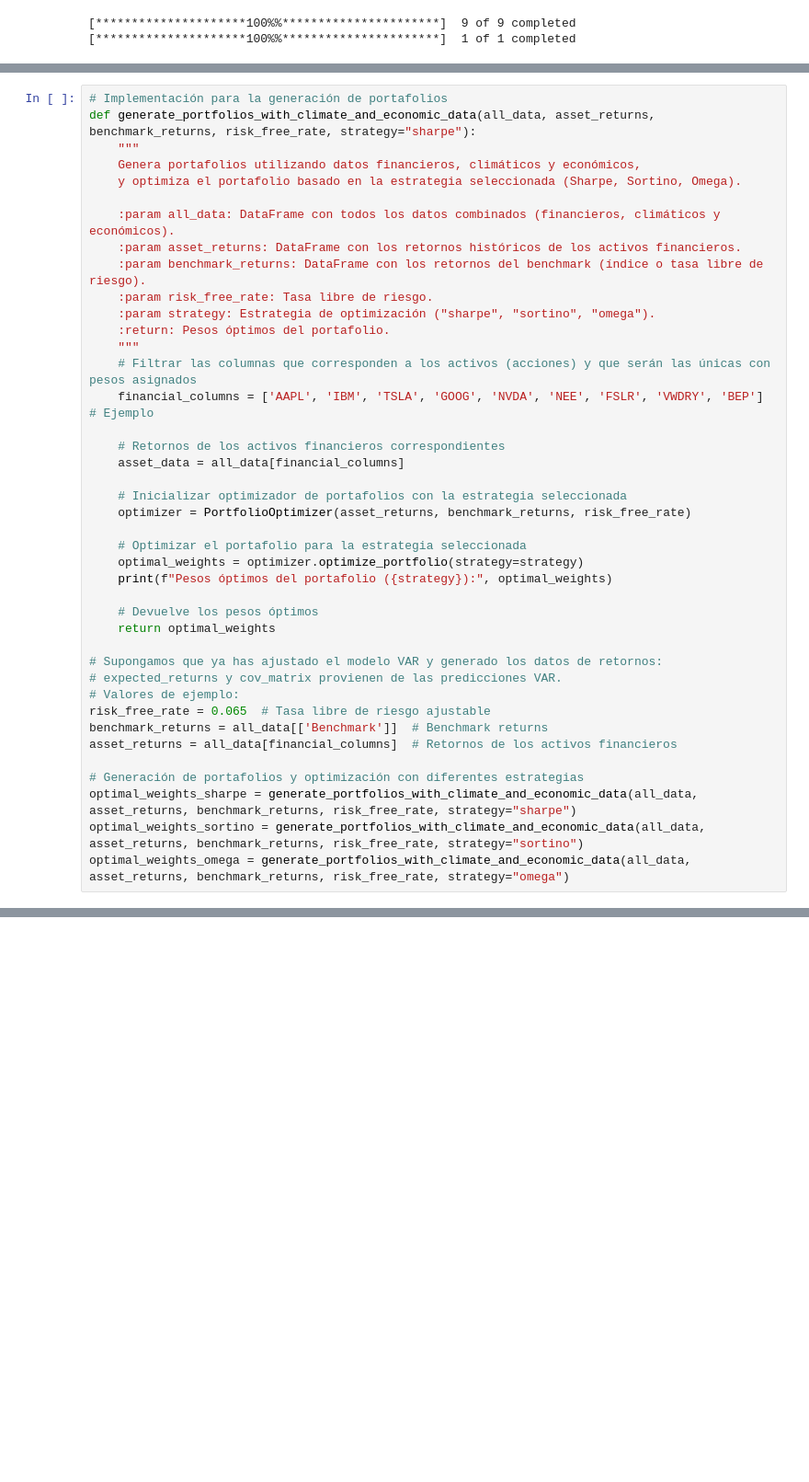
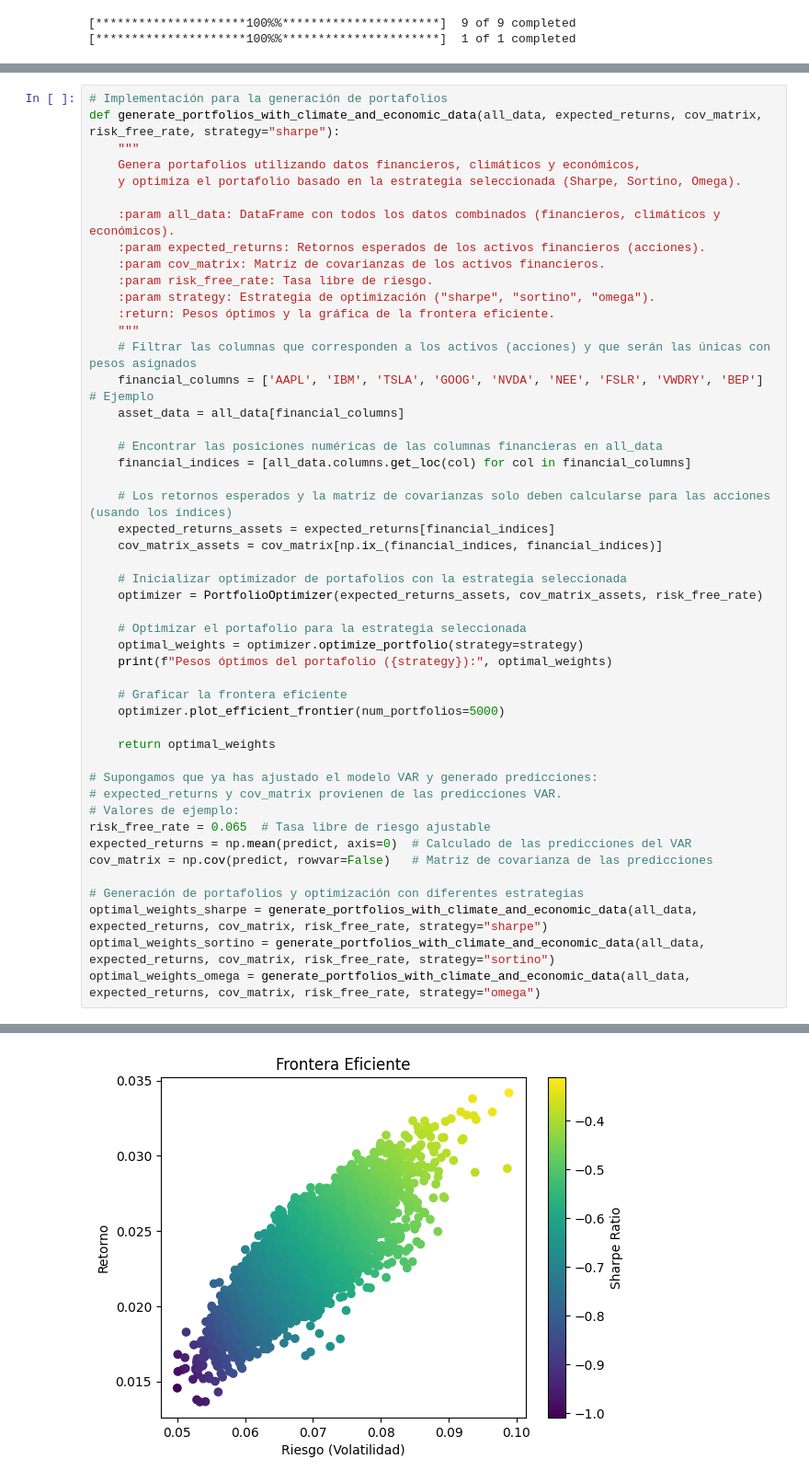
Before and after one commit to luisrc44/QAA-with-Climate-Change-and-ESG, a Jupyter notebook: QAA_wCC.ipynb, the cells around one changed output, grey strips where cells are left out. Shown at 92% size. Cells and saved outputs as stored; diff of their text form; blank space fills up the shorter version.

```diff
--- a/QAA_wCC.ipynb
+++ b/QAA_wCC.ipynb
@@ -161,43 +145,50 @@ for i, column in enumerate(all_data.columns):
 ... (6 outputs left out)
 # %%
 # Implementación para la generación de portafolios
-def generate_portfolios_with_climate_and_economic_data(all_data, asset_returns, benchmark_returns, risk_free_rate, strategy="sharpe"):
+def generate_portfolios_with_climate_and_economic_data(all_data, expected_returns, cov_matrix, risk_free_rate, strategy="sharpe"):
     """
     Genera portafolios utilizando datos financieros, climáticos y económicos,
     y optimiza el portafolio basado en la estrategia seleccionada (Sharpe, Sortino, Omega).
 
     :param all_data: DataFrame con todos los datos combinados (financieros, climáticos y económicos).
-    :param asset_returns: DataFrame con los retornos históricos de los activos financieros.
-    :param benchmark_returns: DataFrame con los retornos del benchmark (índice o tasa libre de riesgo).
+    :param expected_returns: Retornos esperados de los activos financieros (acciones).
+    :param cov_matrix: Matriz de covarianzas de los activos financieros.
     :param risk_free_rate: Tasa libre de riesgo.
     :param strategy: Estrategia de optimización ("sharpe", "sortino", "omega").
-    :return: Pesos óptimos del portafolio.
+    :return: Pesos óptimos y la gráfica de la frontera eficiente.
     """
     # Filtrar las columnas que corresponden a los activos (acciones) y que serán las únicas con pesos asignados
     financial_columns = ['AAPL', 'IBM', 'TSLA', 'GOOG', 'NVDA', 'NEE', 'FSLR', 'VWDRY', 'BEP']  # Ejemplo
-
-    # Retornos de los activos financieros correspondientes
     asset_data = all_data[financial_columns]
 
+    # Encontrar las posiciones numéricas de las columnas financieras en all_data
+    financial_indices = [all_data.columns.get_loc(col) for col in financial_columns]
+
+    # Los retornos esperados y la matriz de covarianzas solo deben calcularse para las acciones (usando los índices)
+    expected_returns_assets = expected_returns[financial_indices]
+    cov_matrix_assets = cov_matrix[np.ix_(financial_indices, financial_indices)]
+
     # Inicializar optimizador de portafolios con la estrategia seleccionada
-    optimizer = PortfolioOptimizer(asset_returns, benchmark_returns, risk_free_rate)
+    optimizer = PortfolioOptimizer(expected_returns_assets, cov_matrix_assets, risk_free_rate)
 
     # Optimizar el portafolio para la estrategia seleccionada
     optimal_weights = optimizer.optimize_portfolio(strategy=strategy)
     print(f"Pesos óptimos del portafolio ({strategy}):", optimal_weights)
 
-    # Devuelve los pesos óptimos
+    # Graficar la frontera eficiente
+    optimizer.plot_efficient_frontier(num_portfolios=5000)
+
     return optimal_weights
 
-# Supongamos que ya has ajustado el modelo VAR y generado los datos de retornos:
+# Supongamos que ya has ajustado el modelo VAR y generado predicciones:
 # expected_returns y cov_matrix provienen de las predicciones VAR.
 # Valores de ejemplo:
 risk_free_rate = 0.065  # Tasa libre de riesgo ajustable
-benchmark_returns = all_data[['Benchmark']]  # Benchmark returns
-asset_returns = all_data[financial_columns]  # Retornos de los activos financieros
+expected_returns = np.mean(predict, axis=0)  # Calculado de las predicciones del VAR
+cov_matrix = np.cov(predict, rowvar=False)   # Matriz de covarianza de las predicciones
 
 # Generación de portafolios y optimización con diferentes estrategias
-optimal_weights_sharpe = generate_portfolios_with_climate_and_economic_data(all_data, asset_returns, benchmark_returns, risk_free_rate, strategy="sharpe")
-optimal_weights_sortino = generate_portfolios_with_climate_and_economic_data(all_data, asset_returns, benchmark_returns, risk_free_rate, strategy="sortino")
-optimal_weights_omega = generate_portfolios_with_climate_and_economic_data(all_data, asset_returns, benchmark_returns, risk_free_rate, strategy="omega")
+optimal_weights_sharpe = generate_portfolios_with_climate_and_economic_data(all_data, expected_returns, cov_matrix, risk_free_rate, strategy="sharpe")
+optimal_weights_sortino = generate_portfolios_with_climate_and_economic_data(all_data, expected_returns, cov_matrix, risk_free_rate, strategy="sortino")
+optimal_weights_omega = generate_portfolios_with_climate_and_economic_data(all_data, expected_returns, cov_matrix, risk_free_rate, strategy="omega")
 # %% [output]
@@ -204,0 +198 @@ KeyError: "None of [Index(['Benchmark'], dtype='object')] are in the [columns]"
+[figure, added]
```
Also changed, not shown: parts of 4 cells of this notebook.
